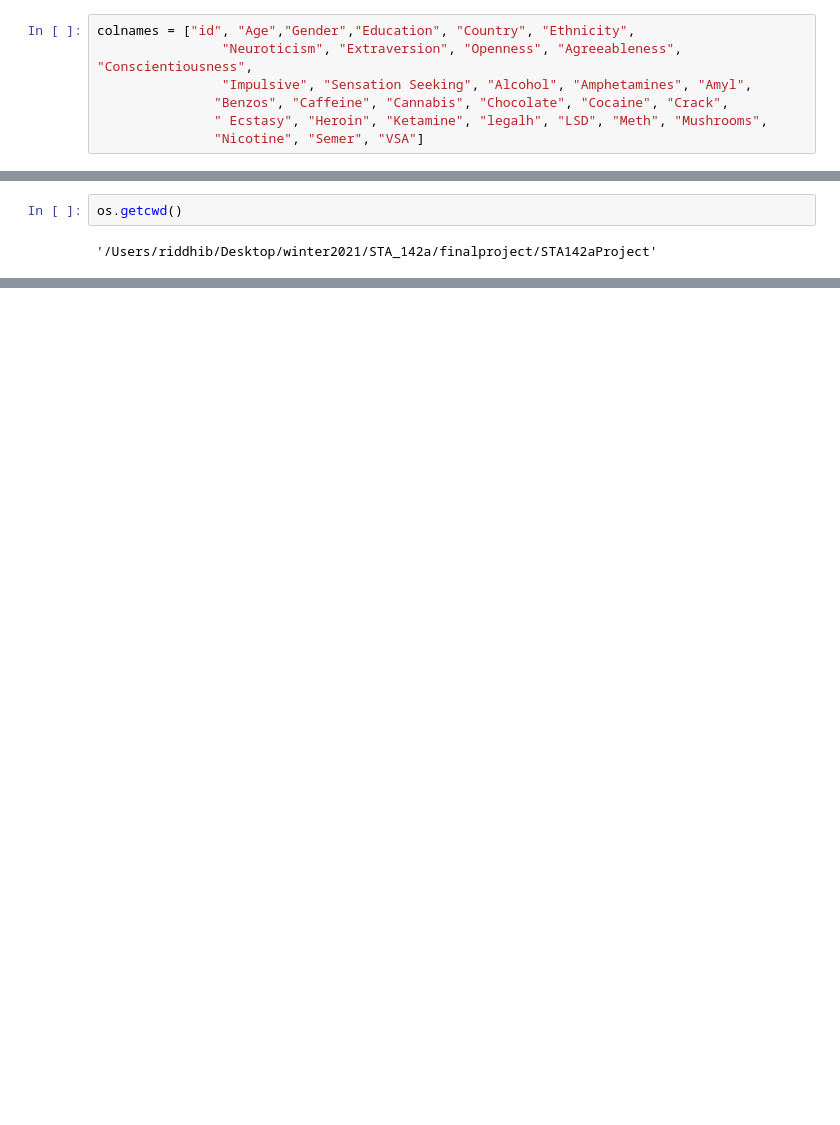
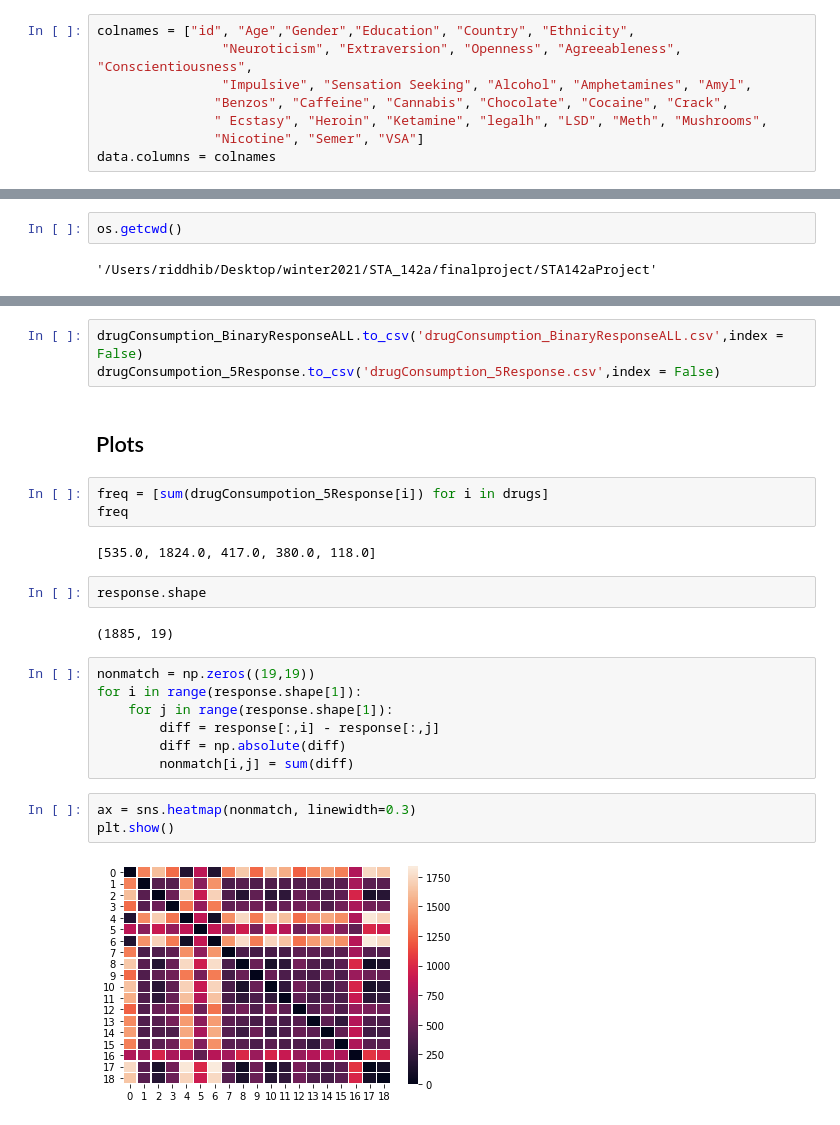
Before and after one commit to riddhi0101/STA142aProject, a Jupyter notebook: DataExploration.ipynb, the cells around one changed output, grey strips where cells are left out. Saved outputs shown, nothing was run; the diff lists cells and outputs as text; blank space fills up the shorter version.

Commit message:
Neural Net Funtions and reduced data

```diff
--- a/DataExploration.ipynb
+++ b/DataExploration.ipynb
@@ -27,6 +29,7 @@ colnames = ["id", "Age","Gender","Education", "Country", "Ethnicity",
                "Benzos", "Caffeine", "Cannabis", "Chocolate", "Cocaine", "Crack",
                " Ecstasy", "Heroin", "Ketamine", "legalh", "LSD", "Meth", "Mushrooms",
                "Nicotine", "Semer", "VSA"]
+data.columns = colnames
 # %%
 ndata = pd.DataFrame.to_numpy(data)
 n,p = ndata.shape
@@ -77,0 +87,26 @@ drugConsumption_BinaryResponse.to_csv('drugConsumption_BinaryResponse.csv',index
+# %%
+drugConsumption_BinaryResponseALL.to_csv('drugConsumption_BinaryResponseALL.csv',index = False)
+drugConsumpotion_5Response.to_csv('drugConsumption_5Response.csv',index = False)
+# %% [markdown]
+## Plots
+# %%
+freq = [sum(drugConsumpotion_5Response[i]) for i in drugs]
+freq
+# %% [output]
+[535.0, 1824.0, 417.0, 380.0, 118.0]
+# %%
+response.shape
+# %% [output]
+(1885, 19)
+# %%
+nonmatch = np.zeros((19,19))
+for i in range(response.shape[1]):
+    for j in range(response.shape[1]):
+        diff = response[:,i] - response[:,j]
+        diff = np.absolute(diff)
+        nonmatch[i,j] = sum(diff)
+# %%
+ax = sns.heatmap(nonmatch, linewidth=0.3)
+plt.show()
+# %% [output]
+[figure, added]
```
Also changed, not shown: parts of 5 cells of this notebook, 5 other files.
